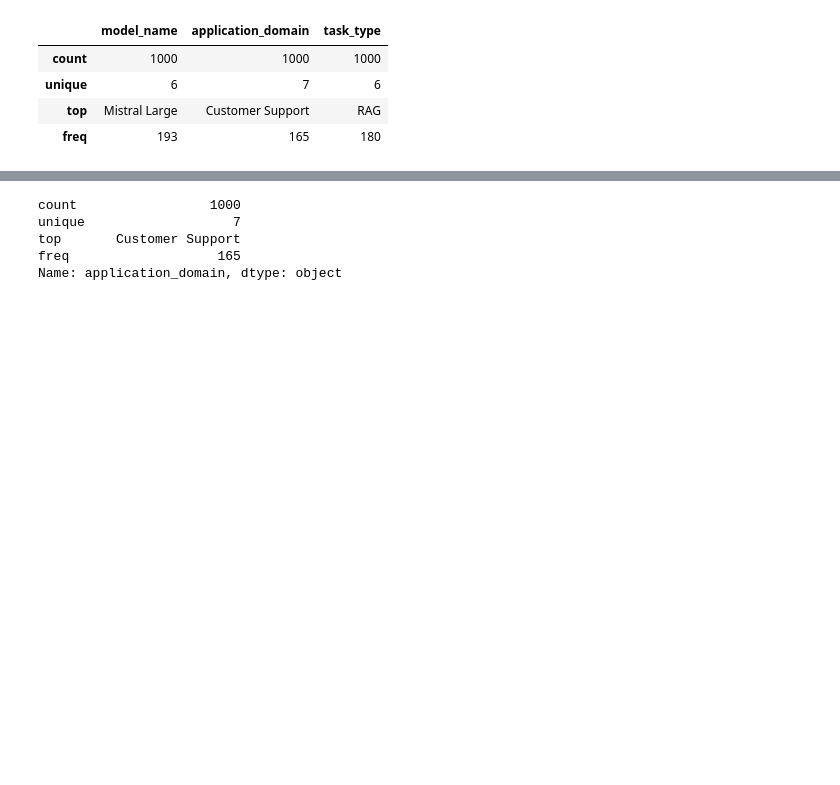
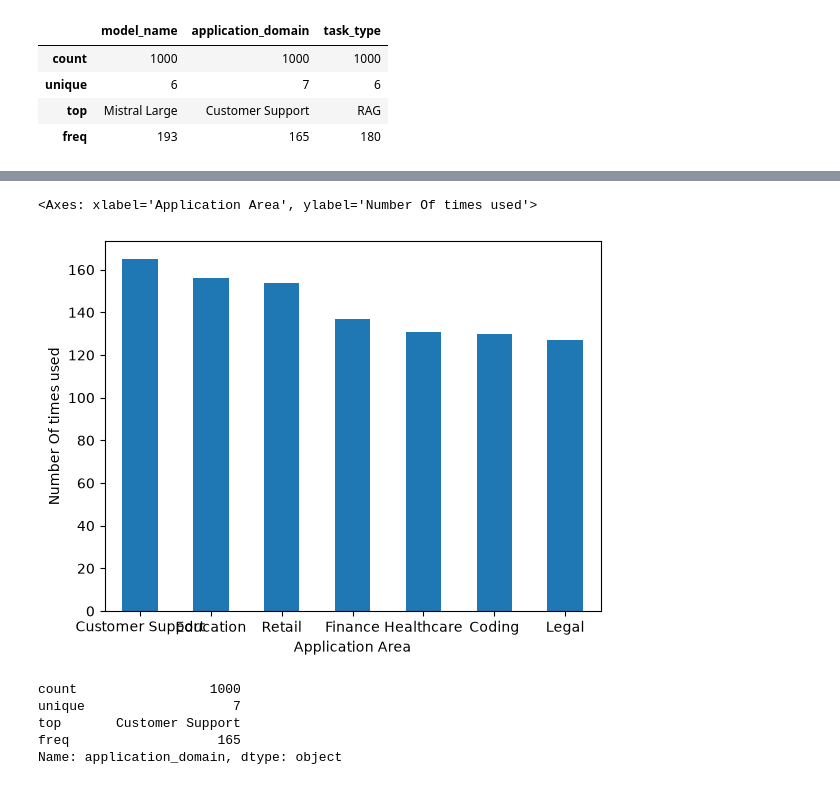
Before and after one commit to JosephRidge/AnalysisDSA101, a Jupyter notebook: analysis107.ipynb, the cells around one changed output, grey strips where cells are left out. Saved outputs shown, nothing was run; the diff lists cells and outputs as text; code cells hidden in the pictures; blank space fills up the shorter version.

```diff
--- a/analysis107.ipynb
+++ b/analysis107.ipynb
@@ -144,3 +175,16 @@ Name: count, dtype: int64
+# %%
+lables = df['application_domain'].value_counts().index
+counts =df['application_domain'].value_counts().values
+
+# example on how to plot a simple bar chart
+# df = pd.DataFrame({'team': ['A', 'A', 'A', 'B', 'B', 'C', 'C', 'D'],
+#                    'points': [18, 22, 29, 25, 14, 11, 10, 15]})
+
+#create bar plot to visualize frequency of each team
+df['application_domain'].value_counts().plot(kind='bar', xlabel='Application Area', ylabel='Number Of times used', rot=0)
+# %% [output]
+<Axes: xlabel='Application Area', ylabel='Number Of times used'>
+[figure, added]
 # %%
 df['application_domain'].describe()
 # %% [output]
```
Also changed, not shown: parts of 7 cells of this notebook, 2 other files.
